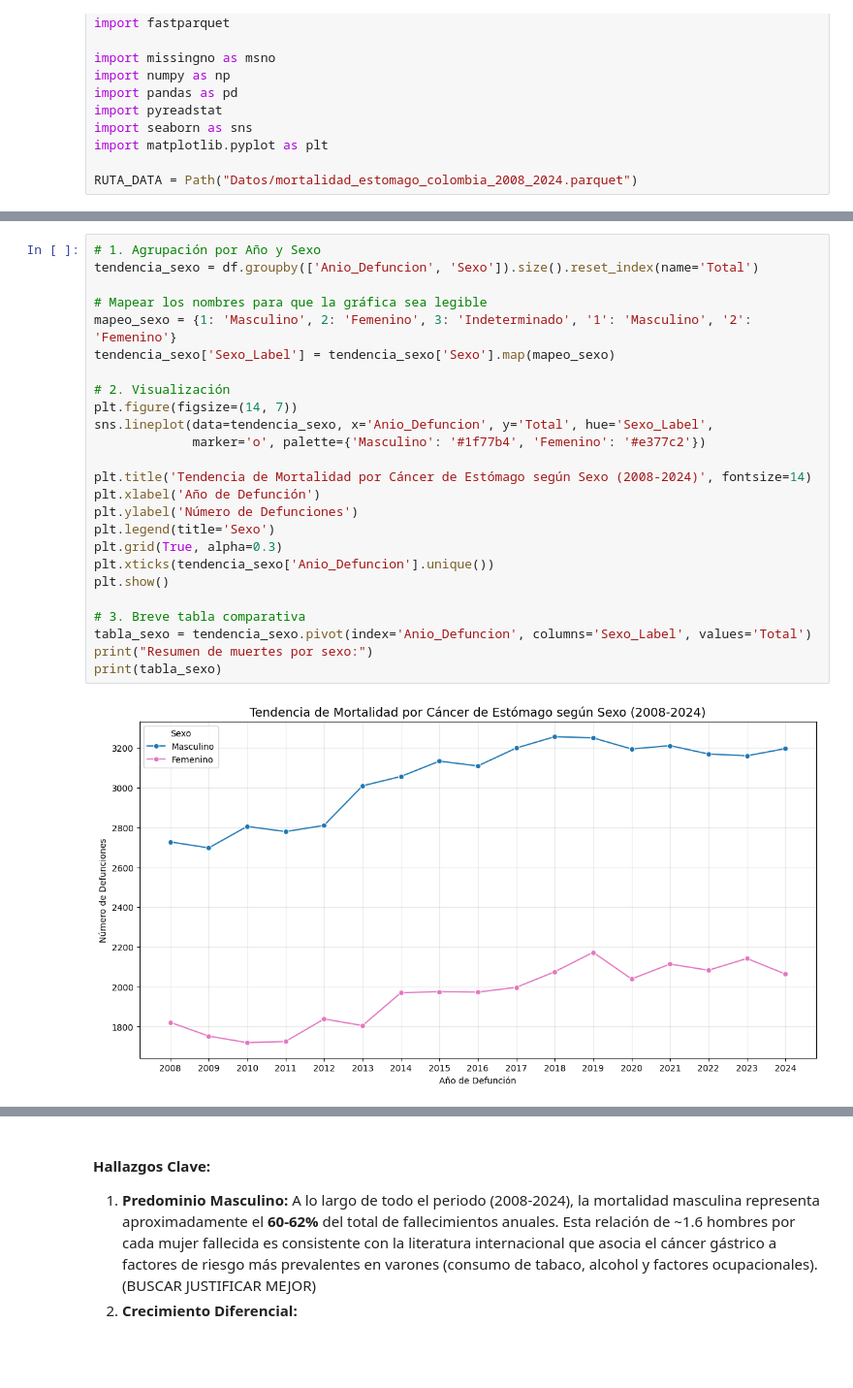
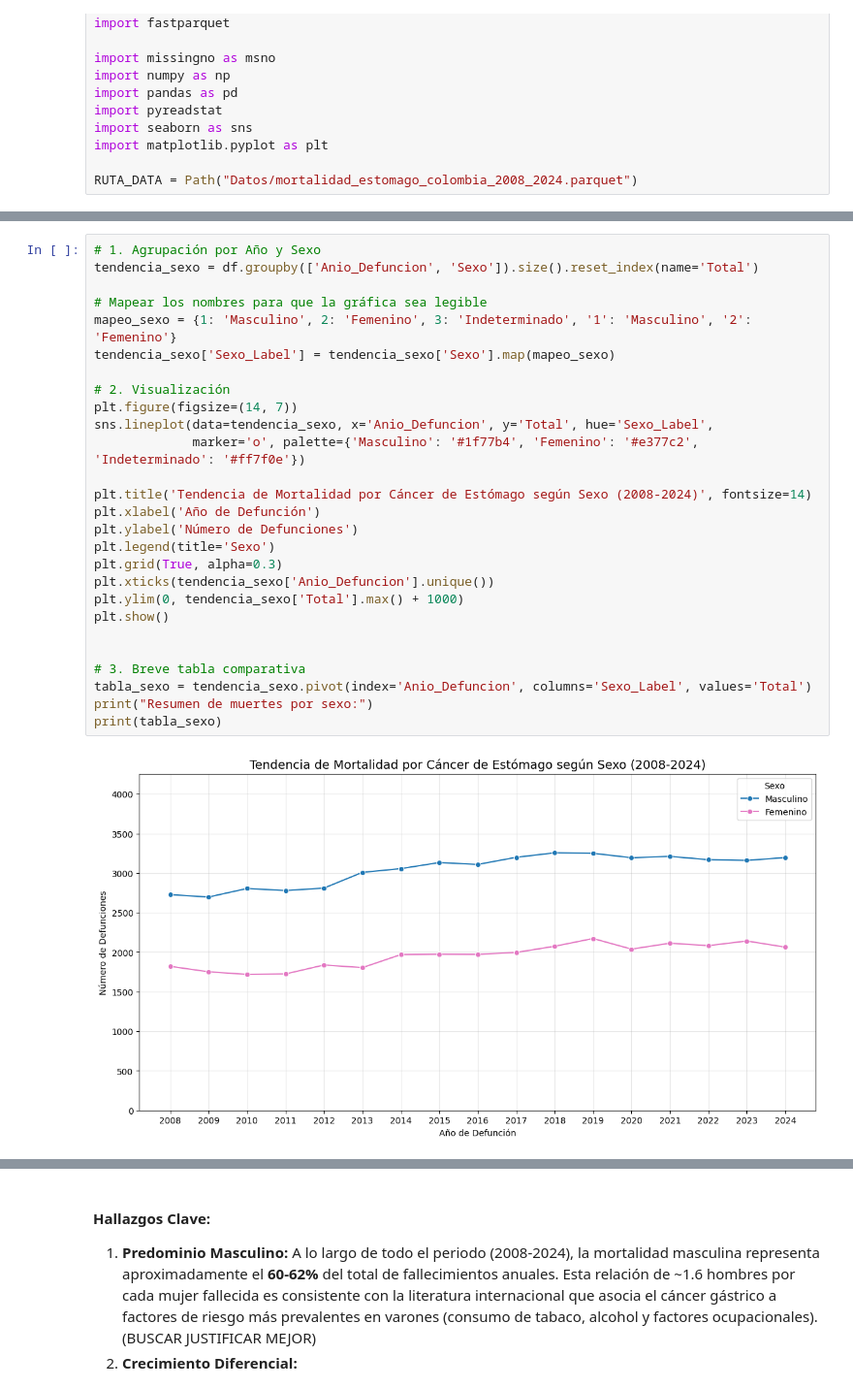
Before and after one commit to LasciaStare/Seminario, a Jupyter notebook: 2_EDA.ipynb, the cells around one changed output, grey strips where cells are left out. Shown at 97% size. Saved outputs shown, nothing was run; the diff lists cells and outputs as text; blank space fills up the shorter version.

```diff
--- a/2_EDA.ipynb
+++ b/2_EDA.ipynb
@@ -93,30 +94,32 @@ Resumen Histórico de Defunciones:
 # %%
 # 1. Agrupación por Año y Sexo
 tendencia_sexo = df.groupby(['Anio_Defuncion', 'Sexo']).size().reset_index(name='Total')
 
 # Mapear los nombres para que la gráfica sea legible
 mapeo_sexo = {1: 'Masculino', 2: 'Femenino', 3: 'Indeterminado', '1': 'Masculino', '2': 'Femenino'}
 tendencia_sexo['Sexo_Label'] = tendencia_sexo['Sexo'].map(mapeo_sexo)
 
 # 2. Visualización
 plt.figure(figsize=(14, 7))
 sns.lineplot(data=tendencia_sexo, x='Anio_Defuncion', y='Total', hue='Sexo_Label',
-             marker='o', palette={'Masculino': '#1f77b4', 'Femenino': '#e377c2'})
+             marker='o', palette={'Masculino': '#1f77b4', 'Femenino': '#e377c2', 'Indeterminado': '#ff7f0e'})
 
 plt.title('Tendencia de Mortalidad por Cáncer de Estómago según Sexo (2008-2024)', fontsize=14)
 plt.xlabel('Año de Defunción')
 plt.ylabel('Número de Defunciones')
 plt.legend(title='Sexo')
 plt.grid(True, alpha=0.3)
 plt.xticks(tendencia_sexo['Anio_Defuncion'].unique())
+plt.ylim(0, tendencia_sexo['Total'].max() + 1000)
 plt.show()
+
 
 # 3. Breve tabla comparativa
 tabla_sexo = tendencia_sexo.pivot(index='Anio_Defuncion', columns='Sexo_Label', values='Total')
 print("Resumen de muertes por sexo:")
 print(tabla_sexo)
 # %% [output]
-[figure, old version]
+[figure, new version]
 Resumen de muertes por sexo:
 Sexo_Label      NaN  Femenino  Masculino
 Anio_Defuncion
```
Also changed, not shown: parts of 4 cells of this notebook, 1 other file.
